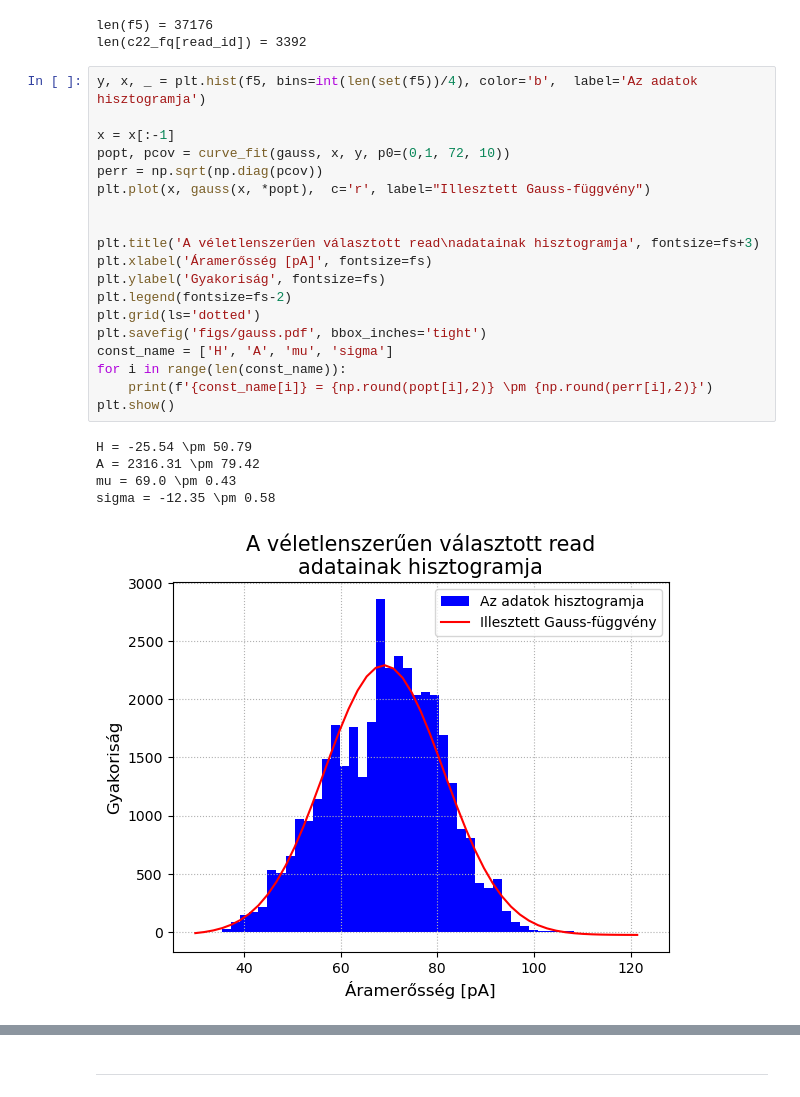
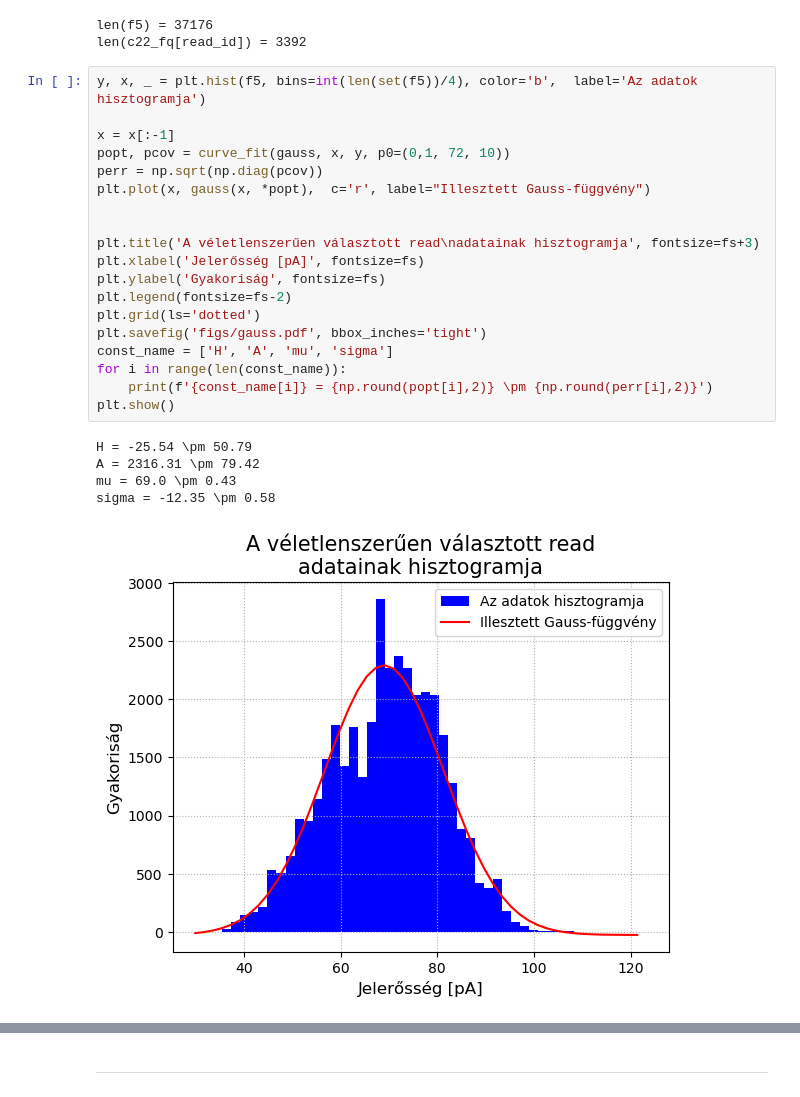
Before and after one commit to csabaiBio/rockfish, a Jupyter notebook: python_scripts/fast5_analysis.ipynb, the cells around one changed output, grey strips where cells are left out. Drawn from its saved outputs; the diff is of its cells as text.

```diff
--- a/python_scripts/fast5_analysis.ipynb
+++ b/python_scripts/fast5_analysis.ipynb
@@ -70,28 +70,28 @@ len(c22_fq[read_id]) = 3392
 # %%
 y, x, _ = plt.hist(f5, bins=int(len(set(f5))/4), color='b',  label='Az adatok hisztogramja')
 
 x = x[:-1]
 popt, pcov = curve_fit(gauss, x, y, p0=(0,1, 72, 10))
 perr = np.sqrt(np.diag(pcov))
 plt.plot(x, gauss(x, *popt),  c='r', label="Illesztett Gauss-függvény")
 
 
 plt.title('A véletlenszerűen választott read\nadatainak hisztogramja', fontsize=fs+3)
-plt.xlabel('Áramerősség [pA]', fontsize=fs)
+plt.xlabel('Jelerősség [pA]', fontsize=fs)
 plt.ylabel('Gyakoriság', fontsize=fs)
 plt.legend(fontsize=fs-2)
 plt.grid(ls='dotted')
 plt.savefig('figs/gauss.pdf', bbox_inches='tight')
 const_name = ['H', 'A', 'mu', 'sigma']
 for i in range(len(const_name)):
     print(f'{const_name[i]} = {np.round(popt[i],2)} \pm {np.round(perr[i],2)}')
 plt.show()
 # %% [output]
 H = -25.54 \pm 50.79
 A = 2316.31 \pm 79.42
 mu = 69.0 \pm 0.43
 sigma = -12.35 \pm 0.58
-[figure, old version]
+[figure, new version]
 # %%
 time = np.linspace(0, float(sq_sum[sq_sum['read_id'] == read_id]['duration']), len(f5))
 
```
Also changed, not shown: parts of 4 cells of this notebook, 20 other files.
